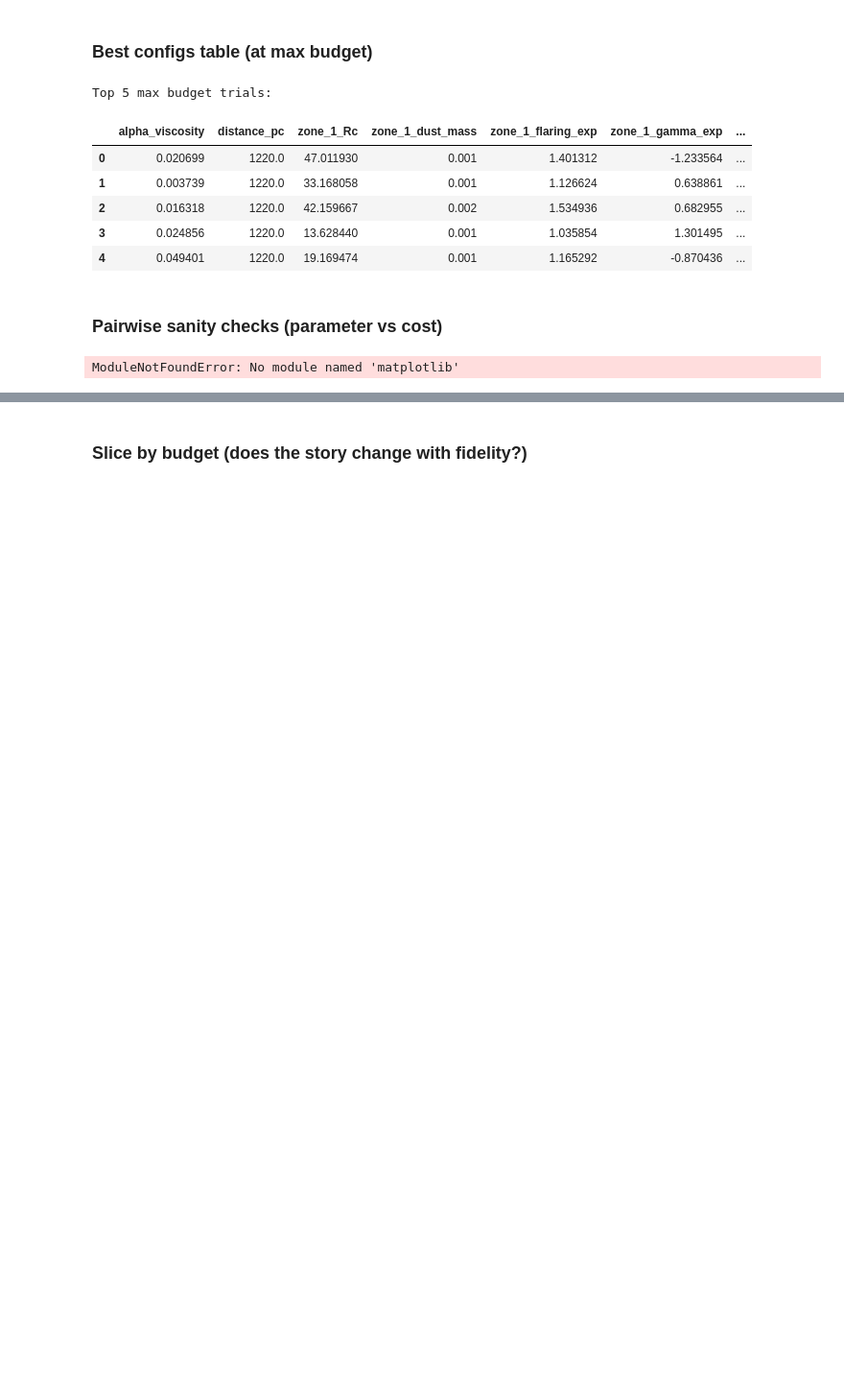
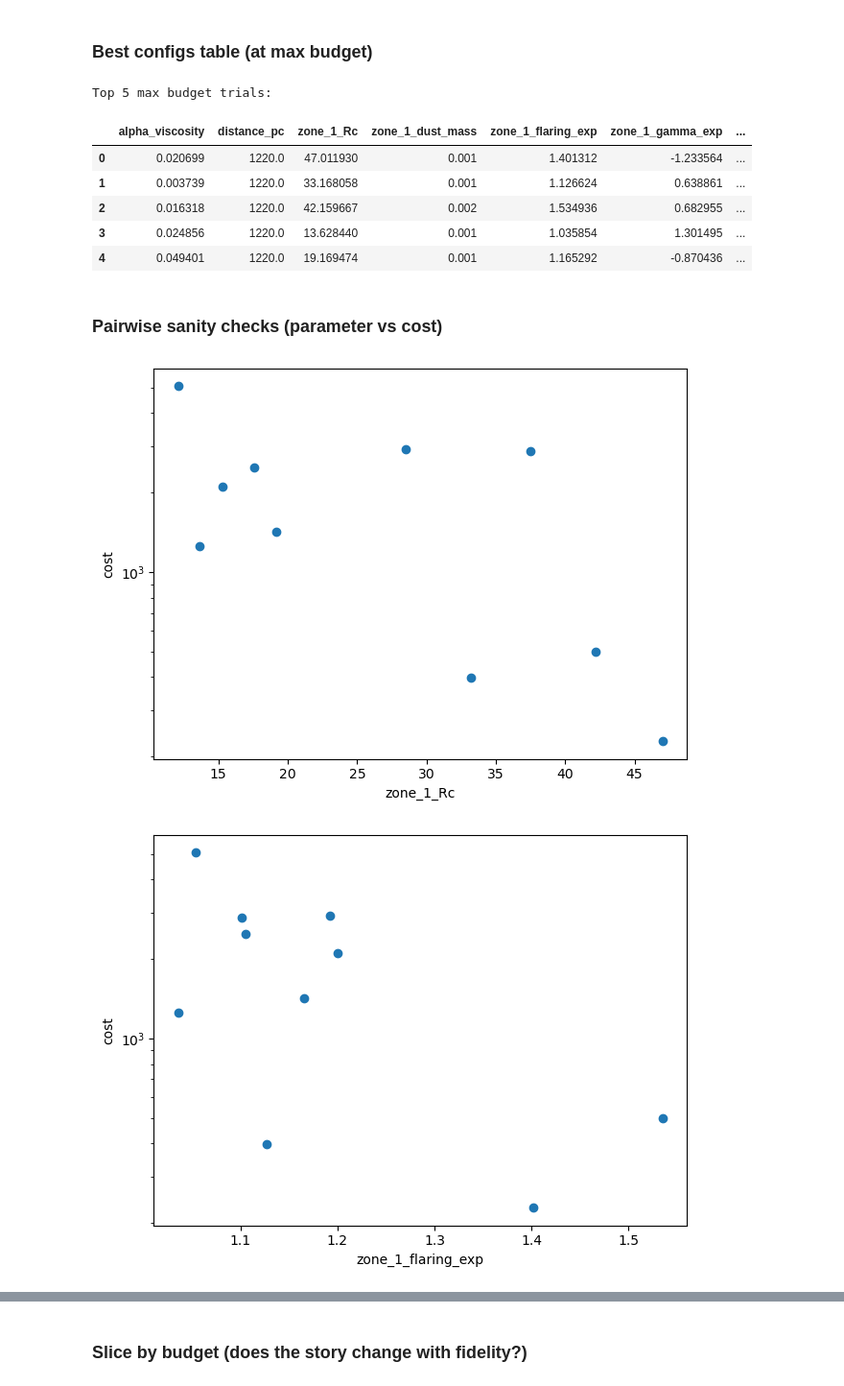
Before and after one commit to kandrych/modelling_optimisation, a Jupyter notebook: scripts/after_optimisation.ipynb, the cells around one changed output, grey strips where cells are left out. Shown: that part at 96% size. Saved outputs shown, nothing was run; the diff lists cells and outputs as text; code cells hidden in the pictures; blank space fills up the shorter version.

Commit message:
Corner plot in progress

```diff
--- a/scripts/after_optimisation.ipynb
+++ b/scripts/after_optimisation.ipynb
@@ -67,17 +51,18 @@ Top 5 max budget trials:
 # %% [markdown]
 ### Pairwise sanity checks (parameter vs cost)
 # %%
-import matplotlib.pyplot as plt
 
-for p in ["inc_deg", "rin_au", "dust_mass"]:  # rename to your actual names
+
+for p in ["zone_1_Rc", "zone_1_flaring_exp", "zone_1_dust_mass", "zone_1_species_1_porosity"]:  # rename to your actual names
     if p in df.columns:
         plt.figure()
         plt.scatter(df[p], df["cost"])
         plt.xlabel(p); plt.ylabel("cost")
         plt.yscale("log")  # often helpful
         plt.tight_layout()
         plt.show()
         #plt.savefig(results_dir / f"scatter_{p}.png", dpi=150)
-        plt.close()
+        #plt.close()
 # %% [output]
-ModuleNotFoundError: No module named 'matplotlib'
+[figure, added]
+[figure, added]
```
Also changed, not shown: parts of 13 cells of this notebook, 1 other file.
